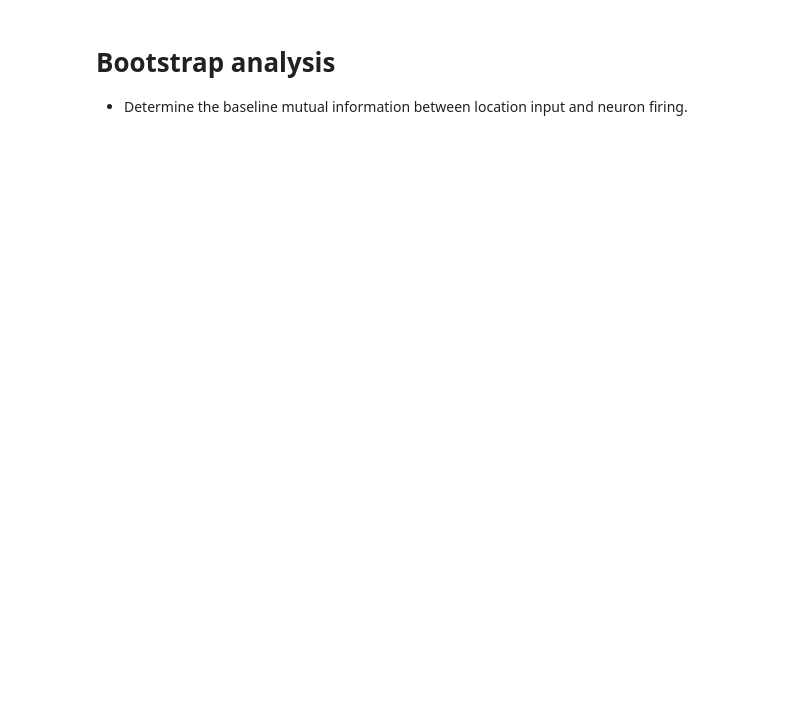
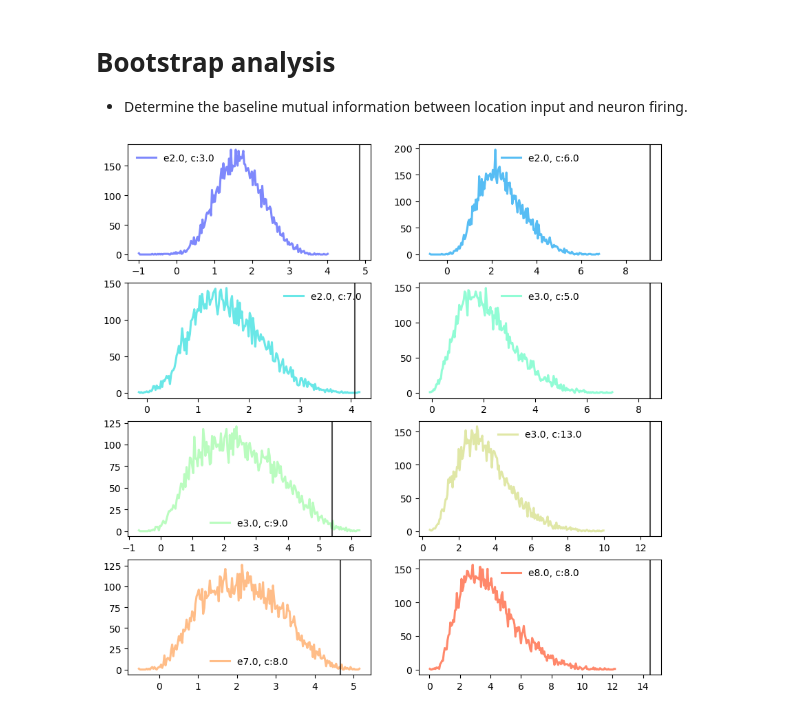
Before and after one commit to vjaltare/hippocampus-predictive-coding, a Jupyter notebook: hc3_MI_analysis.ipynb, the cells around one changed output. Cells and saved outputs as stored; diff of their text form; code cells hidden in the pictures; blank space fills up the shorter version.

Commit message:
Add files via upload
Fixed the mi_rate2() function. The bootstrap analysis is looking good :)

```diff
--- a/hc3_MI_analysis.ipynb
+++ b/hc3_MI_analysis.ipynb
@@ -1772,0 +1556,28 @@ def bootstrap_mi(firing_rate_dist, location_dist, bins_x, num_iters):
+# %%
+color_list = sns.color_palette('rainbow', 8)
+# pilot run for bootstrap analysis
+# get occupancy
+# p_90, bins_90 = get_occupany_hist(circularize_location(speed_df, 90, True))
+# # extract pdf from the pmf
+# p_90 = p_90/np.trapz(p_90, bins_90)
+
+# # fit the distribution to function
+# p_90_fit, bins_90_fit = fit_distribution(p_90, bins_90, 3000)
+
+# print(ele_arr.shape, clu_arr.shape)
+
+# define a subplotgrid
+fig, axs = plt.subplots(4,2, figsize=(10,10))
+
+# initiate for loop
+for ax, e, c, col in zip(axs.flat, ele_arr, clu_arr, color_list):
+    # get firing rate
+    fx, p_90, fx_bins = get_firing_rate_hist2(0,e,c,90,True)
+    # fx = gaussian_filter1d(fx, sigma=40*BIN_SIZE)
+    # fx_fit, fx_fit_bins = fit_distribution(fx, fx_bins, 3000)
+    n_I, bins_I, i_a = bootstrap_mi(fx, p_90, fx_bins,10000)
+    ax.plot(bins_I[:-1], n_I, label=f'e{e}, c:{c}', lw=2.2, alpha=.7, c=col)
+    ax.axvline(x=i_a, ymin=0, ymax=np.amax(n_I), c='k', alpha=.7)
+    ax.legend(frameon=False)
+# %% [output]
+[figure, added]
```
Also changed, not shown: parts of 54 cells of this notebook.
